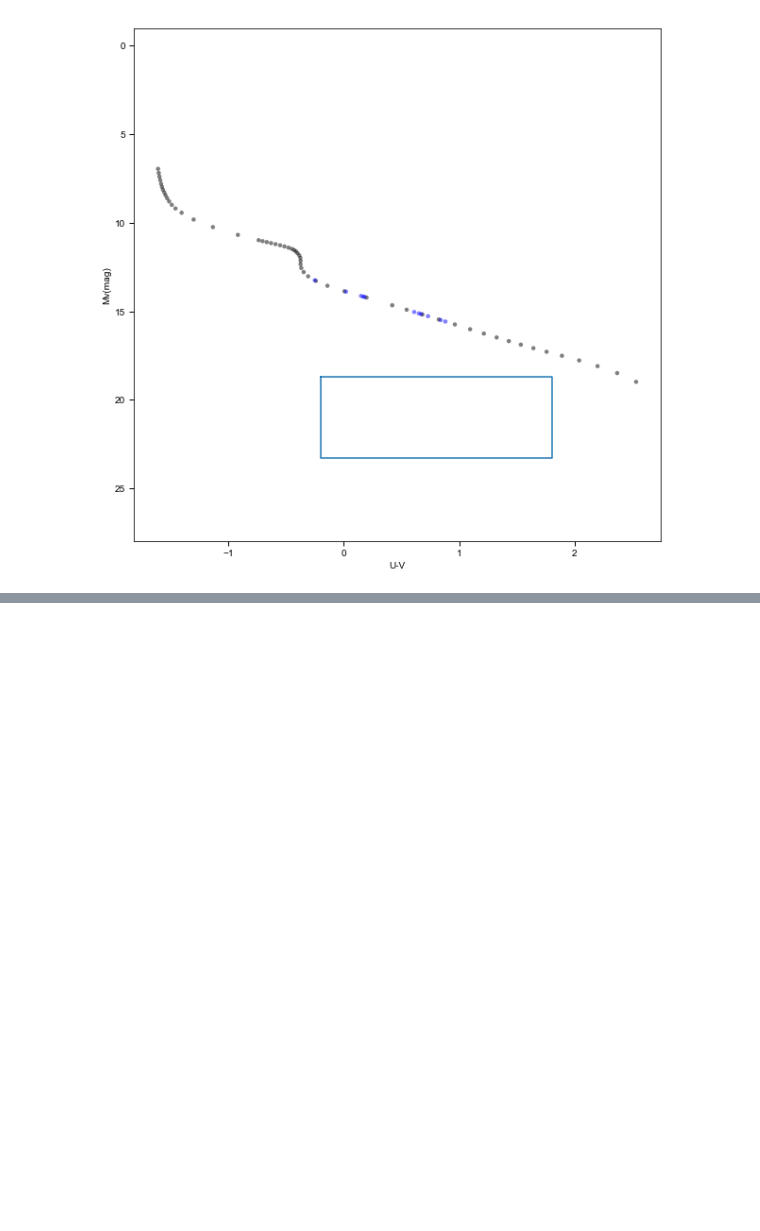
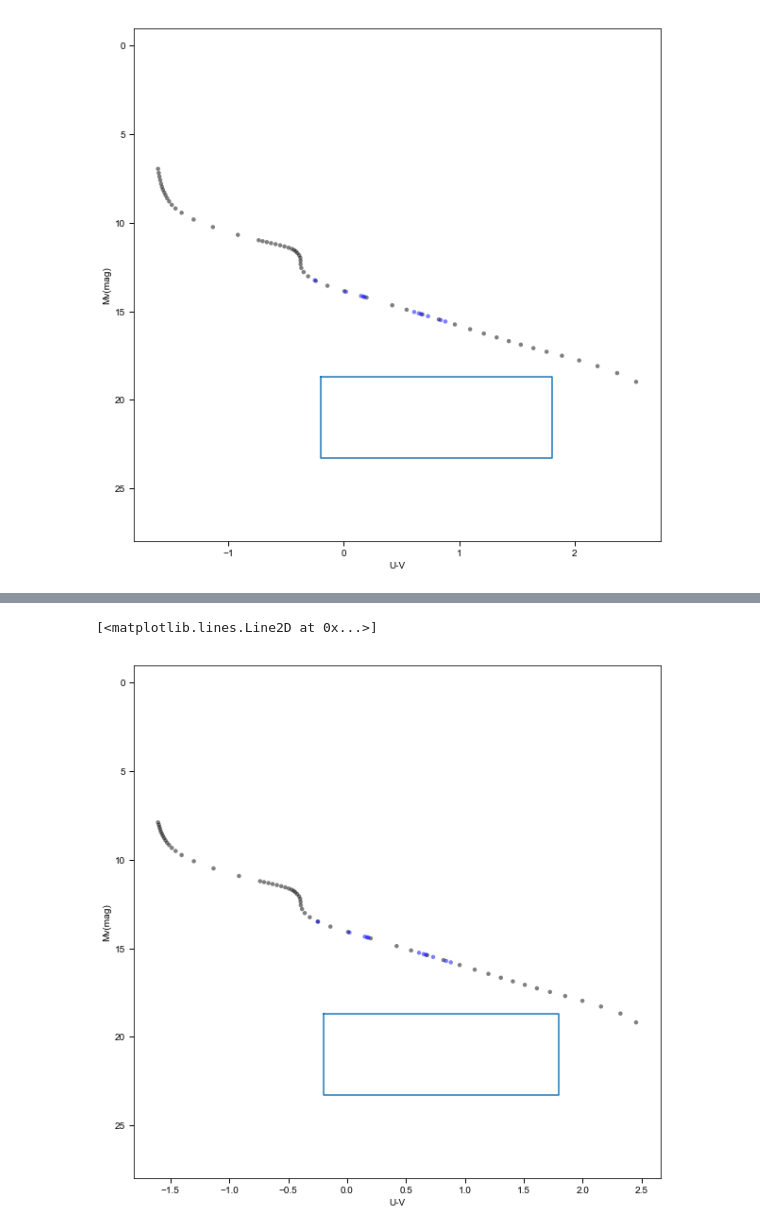
Before and after one commit to tanshijain/SIP2018, a Jupyter notebook: calculating_PM_with_distance_error.ipynb, the cells around one changed output, grey strips where cells are left out. Saved outputs shown, nothing was run; the diff lists cells and outputs as text; code cells hidden in the pictures; blank space fills up the shorter version.

```diff
--- a/calculating_PM_with_distance_error.ipynb
+++ b/calculating_PM_with_distance_error.ipynb
@@ -405,0 +488,32 @@ PMW in km per sec
+# %%
+# UV = [ 2.626  2.435  2.254  2.087  1.931  1.793  1.673  1.561  1.452  1.342
+#   1.229  1.105  0.969  0.826  0.683  0.546  0.42   0.196  0.004 -0.14
+#  -0.236 -0.299 -0.334 -0.35  -0.352 -0.35  -0.351 -0.36  -0.374 -0.388
+#  -0.404 -0.429 -0.463 -0.503 -0.544 -0.585 -0.625 -0.662 -0.699 -0.732
+#  -0.916 -1.131 -1.298 -1.404 -1.456 -1.489 -1.511 -1.529 -1.543 -1.554
+#  -1.566 -1.574 -1.583 -1.59  -1.596 -1.603 -1.607]
+
+mv = [19.79, 22.09, 19.85, 23.37, 22.69, 22.38, 22.42, 22.88, 22.7, 20.88, 21.15]
+maddie_UV = np.array([0.61, 0.84, 0.73, 0.15, 0.02, -0.25, 0.65, 0.18, 0.17, 0.67, 0.88])
+Mv_wd_7 = np.array([])
+for j in range(len(maddie_UV)):
+    for i in range(len(UV_7)):
+        if (maddie_UV[j] < UV_7[i]) and (maddie_UV[j] > UV_7[i+1]):
+#             x1 = UV[i]
+#             y1 = Mv[i]
+#             x2 = UV[i+1]
+#             y2 = Mv[i+1]
+#             x = [x1, x2]
+#             y = [y1, y2]
+#             plt.scatter(UV, Mv, c='black',edgecolors='none',s=5,alpha=0.5)
+#             plt.plot(x, y)
+#             plt.ylim(22,4)
+            weight1_7 = ((UV_7[i] - maddie_UV[j]) / (UV_7[i] - UV_7[i+1])) * 100
+            weight2_7 = ((maddie_UV[j] - UV_7[i+1]) / (UV_7[i] - UV_7[i+1])) * 100
+            Mv_wd_7 = np.append(Mv_wd_7, ((Mv_7[i]*weight2_7) + (Mv_7[i+1]*weight1_7)) / (weight1_7 + weight2_7))
+            #UV_wd = np.append(UV_wd, (((x1*(UV[i]-x1)) + (weight1)) / ((UV[i]-x1) + (UV[i+1]-x2))))
+#             print(UV_wd)
+#             for i in range(len(UV_wd)):
+#                 Mv_wd = np.append(Mv_wd, )
+print(maddie_UV)
+print(Mv_wd_7)
@@ -405,0 +571,13 @@ PMW in km per sec
+# %%
+fig=plt.figure(figsize=(10,10))
+plt.scatter(UV_7, Mv_7, c='black',edgecolors='none',s=20,alpha=0.5)
+plt.ylim(28,-1)
+plt.xlabel('U-V')
+plt.ylabel('Mv(mag)')
+plt.scatter(maddie_UV, Mv_wd_7, c='blue',edgecolors='none',s=20,alpha=0.5)
+x_array = [-0.2, 1.8, 1.8, -0.2, -0.2]
+y_array = [18.7, 18.7, 23.3, 23.3, 18.7]
+plt.plot(x_array, y_array)
+# %% [output]
+[<matplotlib.lines.Line2D at 0x...>]
+[figure, added]
```
Also changed, not shown: parts of 16 cells of this notebook.
